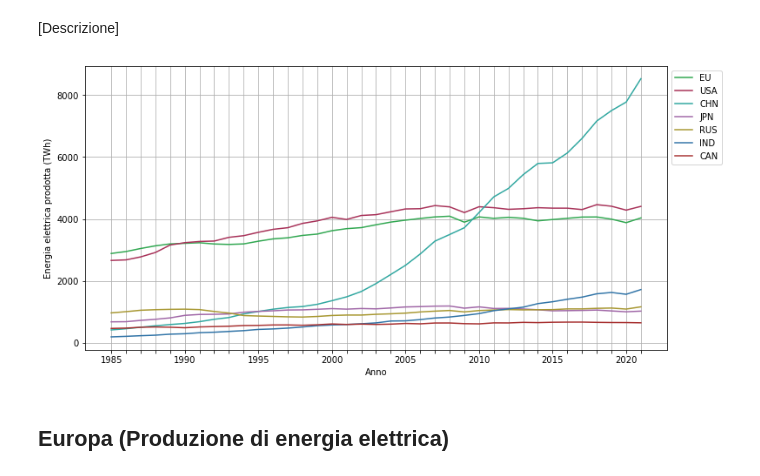
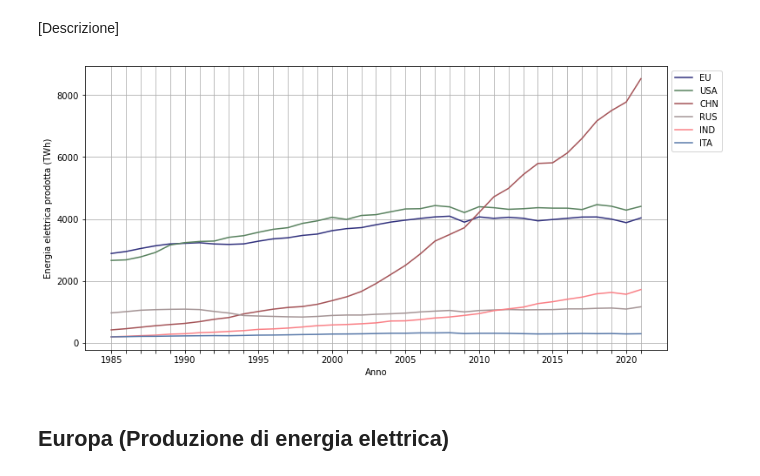
Before and after one commit to mattiamendicino/progetto-scivis, a Jupyter notebook: codice.ipynb, the cells around one changed output. Cells and saved outputs as stored; diff of their text form; code cells hidden in the pictures.

```diff
--- a/codice.ipynb
+++ b/codice.ipynb
@@ -360,32 +364,32 @@ plt.show()
 # %%
 eu_countries = ['Germany', 'Italy', 'Netherlands', 'Poland', 'Spain', 'Turkey', 'Ukraine', 'United Kingdom', 'Other Europe']
 eu_data = production_data[production_data['Country'].isin(eu_countries)]
 
 grouped_data = eu_data.groupby('Year')['Total_ElectProd'].sum()
 
-countries = ['USA', 'CHN', 'JPN', 'RUS', 'IND', 'CAN']
+countries = ['USA', 'CHN', 'RUS', 'IND', 'ITA']
 
 plt.figure(figsize=(12, 6))
 
 plt.plot(grouped_data.index, grouped_data, label='EU', color=iso_colors['EU'])
 
 for country in countries:
     data = production_data[production_data['ISO'] == country].groupby('Year')['Total_ElectProd'].sum()
     plt.plot(data.index, data, label=country, color=iso_colors[country])
 
 plt.xlabel('Anno')
 plt.ylabel('Energia elettrica prodotta (TWh)')
 plt.legend(bbox_to_anchor=(1, 1))
 plt.grid()
 start_year = grouped_data.index.min()
 end_year = grouped_data.index.max()
 x_ticks = plt.xticks(range(start_year, end_year+1, 1))
 for i, label in enumerate(plt.gca().xaxis.get_ticklabels()):
     if i % 5 != 0:
         label.set_visible(False)
 plt.show()
 # %% [output]
-[figure, old version]
+[figure, new version]
 # %% [markdown]
 ## Europa (Produzione di energia elettrica)
 # %% [markdown]
```
Also changed, not shown: parts of 24 cells of this notebook.
